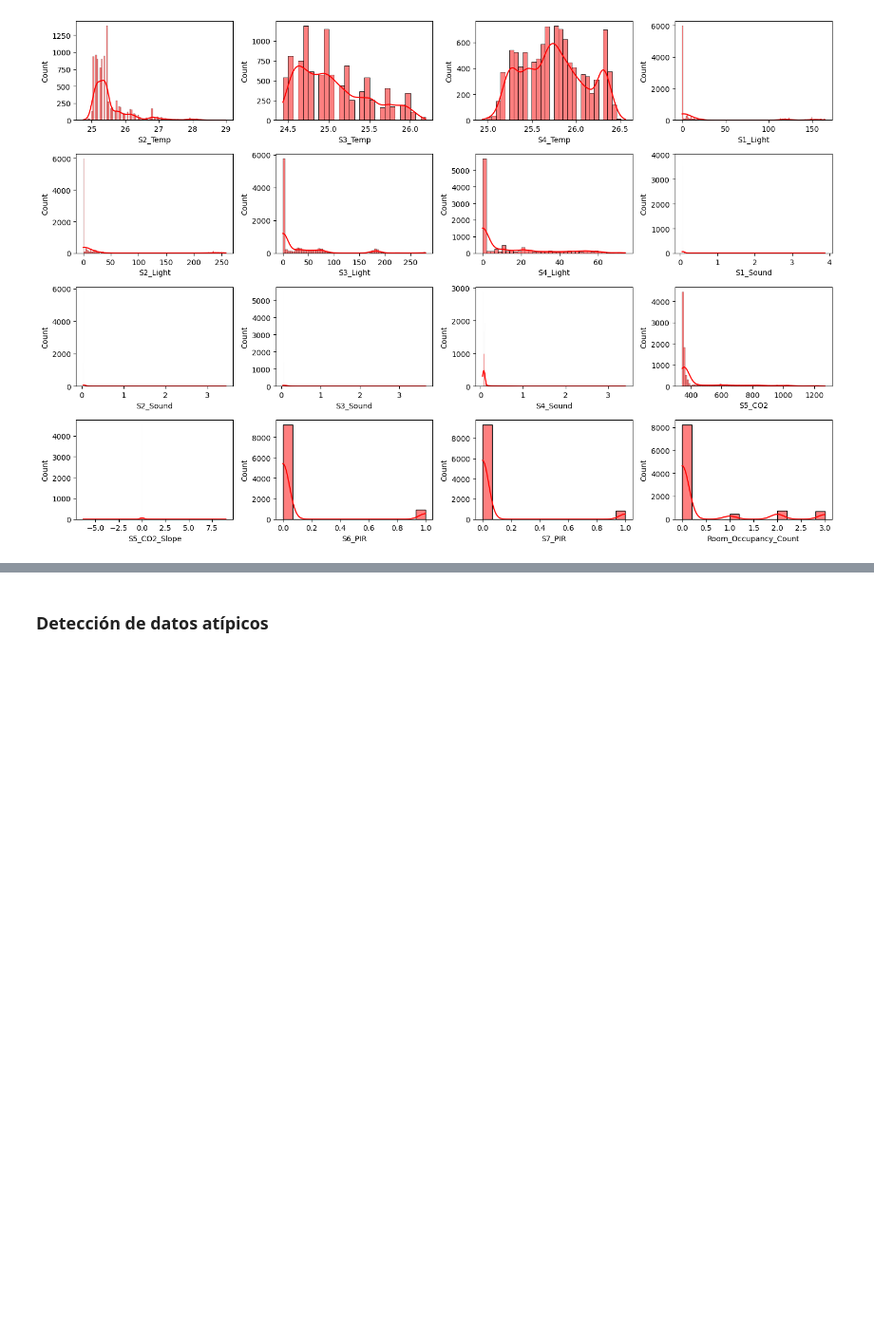
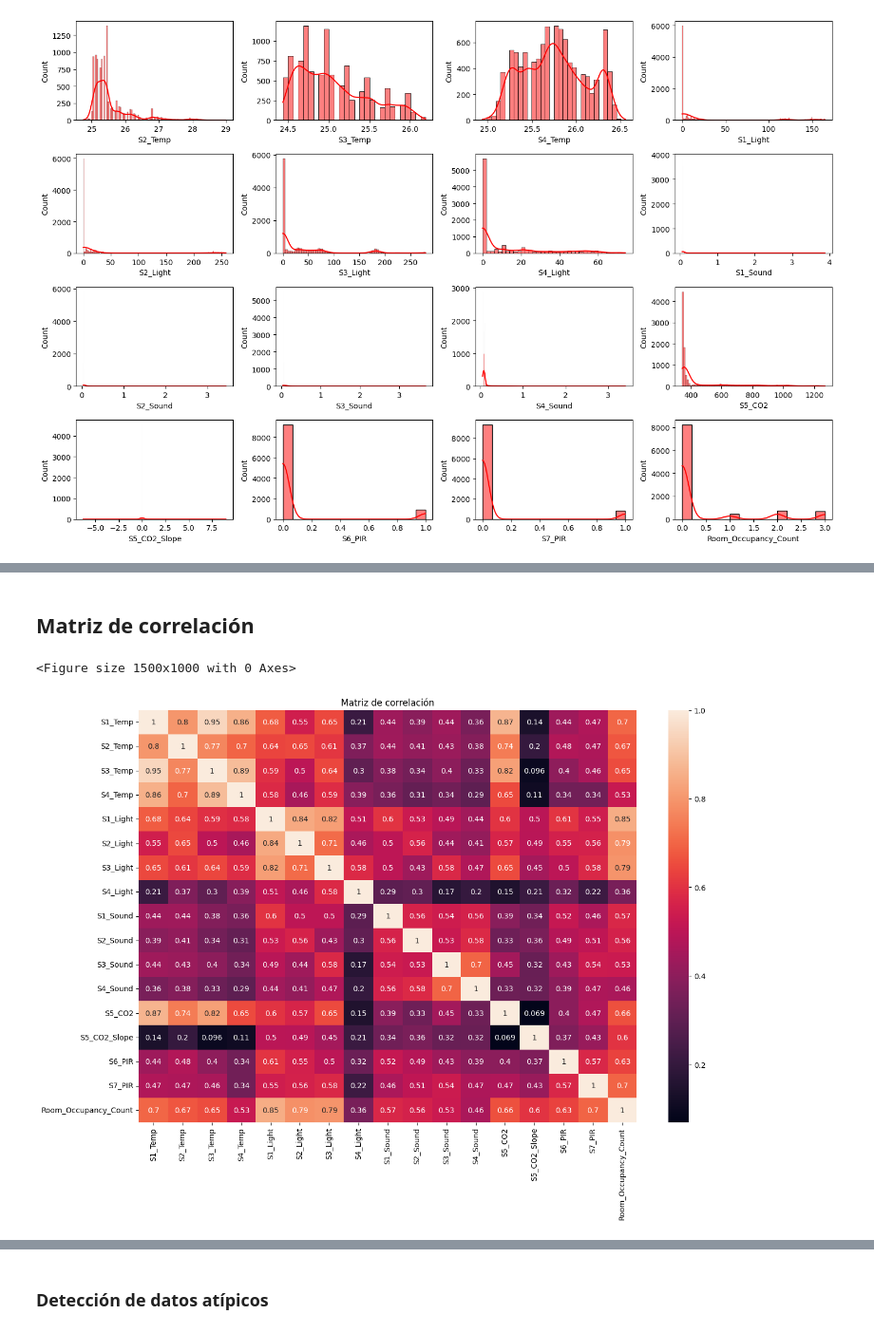
Before and after one commit to GRUNECO/MINIONS, a Jupyter notebook: EDA.ipynb, the cells around one changed output, grey strips where cells are left out. Shown at 95% size. Saved outputs shown, nothing was run; the diff lists cells and outputs as text; code cells hidden in the pictures; blank space fills up the shorter version.

```diff
--- a/EDA.ipynb
+++ b/EDA.ipynb
@@ -119,0 +134,13 @@ data_n
+# %% [markdown]
+## Matriz de correlación
+# %%
+plt.figure(figsize=(15,10))
+col = data.columns.tolist()
+
+plt.figure(figsize=(15,10))
+sns.heatmap(data[col[2:]].corr(),fmt='.2g',annot=True)
+plt.title("Matriz de correlación")
+plt.show()
+# %% [output]
+<Figure size 1500x1000 with 0 Axes>
+[figure, added]
```
Also changed, not shown: parts of 18 cells of this notebook.
